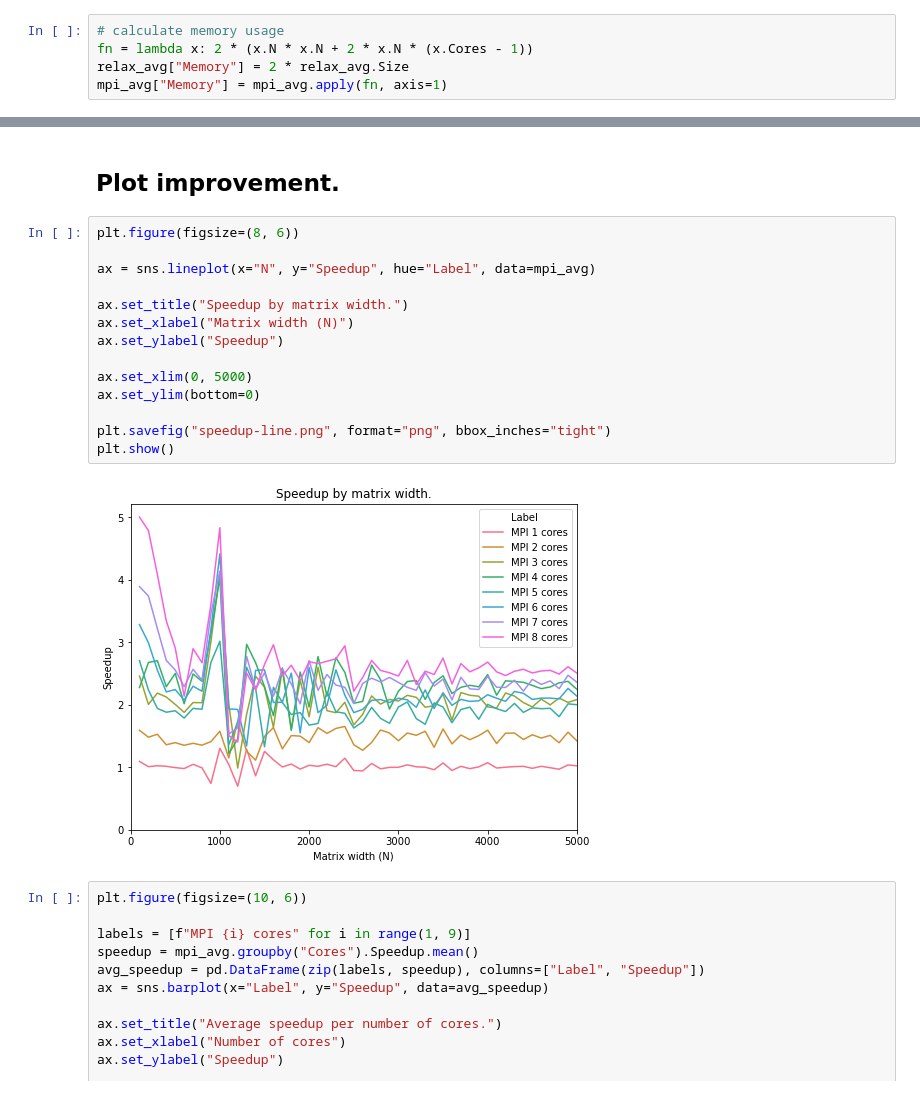
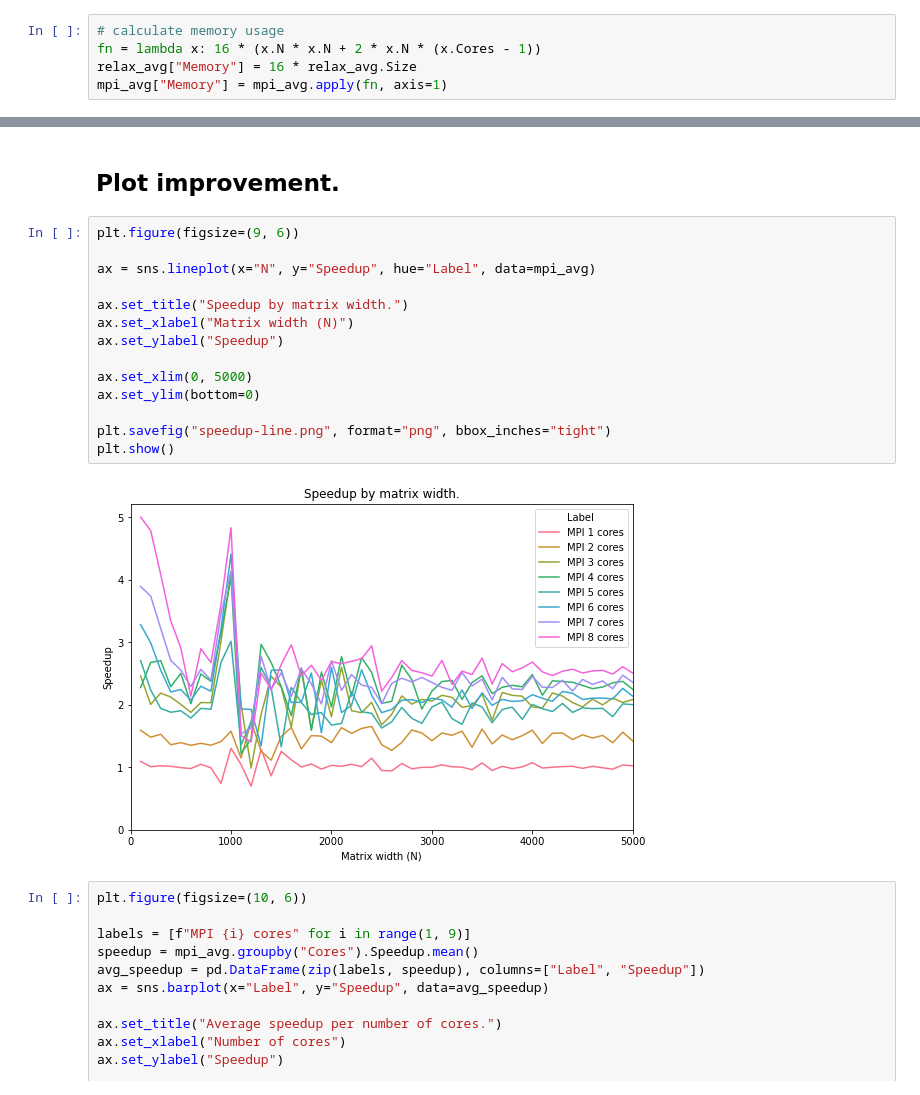
Before and after one commit to JordyAaldering/Parallel-Computing, a Jupyter notebook: Project03/Evaluation/evaluation.ipynb, the cells around one changed output, grey strips where cells are left out. Cells and saved outputs as stored; diff of their text form.

Commit message:
Memory as MB

```diff
--- a/Project03/Evaluation/evaluation.ipynb
+++ b/Project03/Evaluation/evaluation.ipynb
@@ -55,8 +55,8 @@ fn = lambda x: x.Speedup / x.Cores
 mpi_avg["Efficiency"] = mpi_avg.apply(fn, axis=1)
 # %%
 # calculate memory usage
-fn = lambda x: 2 * (x.N * x.N + 2 * x.N * (x.Cores - 1))
-relax_avg["Memory"] = 2 * relax_avg.Size
+fn = lambda x: 16 * (x.N * x.N + 2 * x.N * (x.Cores - 1))
+relax_avg["Memory"] = 16 * relax_avg.Size
 mpi_avg["Memory"] = mpi_avg.apply(fn, axis=1)
 # %%
 mpi_avg.head()
@@ -173,21 +173,21 @@ plt.show()
 # %% [markdown]
 ## Plot improvement.
 # %%
-plt.figure(figsize=(8, 6))
+plt.figure(figsize=(9, 6))
 
 ax = sns.lineplot(x="N", y="Speedup", hue="Label", data=mpi_avg)
 
 ax.set_title("Speedup by matrix width.")
 ax.set_xlabel("Matrix width (N)")
 ax.set_ylabel("Speedup")
 
 ax.set_xlim(0, 5000)
 ax.set_ylim(bottom=0)
 
 plt.savefig("speedup-line.png", format="png", bbox_inches="tight")
 plt.show()
 # %% [output]
-[figure, old version]
+[figure, new version]
 # %%
 plt.figure(figsize=(10, 6))
 
```
Also changed, not shown: parts of 1 cell of this notebook.
